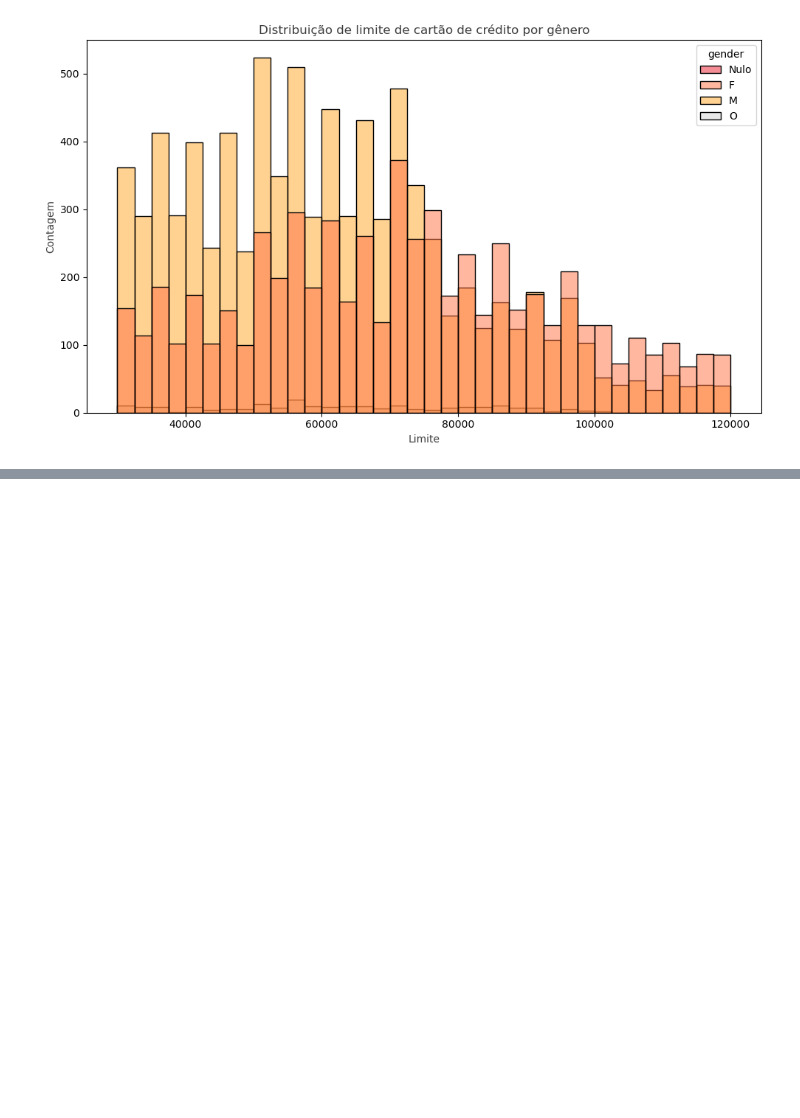
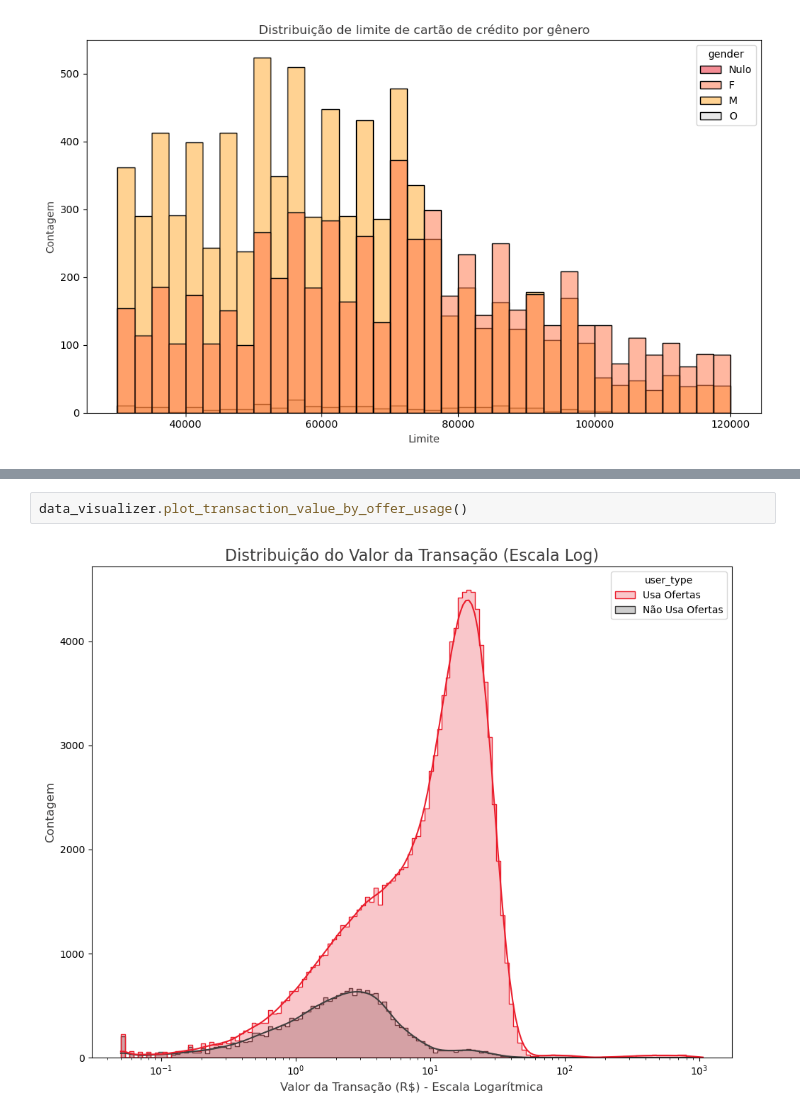
Before and after one commit to FelipeMarcelino/ifood-case, a Jupyter notebook: notebooks/data_processing.ipynb, the cells around one changed output, grey strips where cells are left out. Saved outputs shown, nothing was run; the diff lists cells and outputs as text; blank space fills up the shorter version.

```diff
--- a/notebooks/data_processing.ipynb
+++ b/notebooks/data_processing.ipynb
@@ -134,0 +80,4 @@ data_visualizer.plot_histogram_gender_credit_card_limit()
+# %%
+data_visualizer.plot_transaction_value_by_offer_usage()
+# %% [output]
+[figure, added]
```
Also changed, not shown: parts of 19 cells of this notebook.
